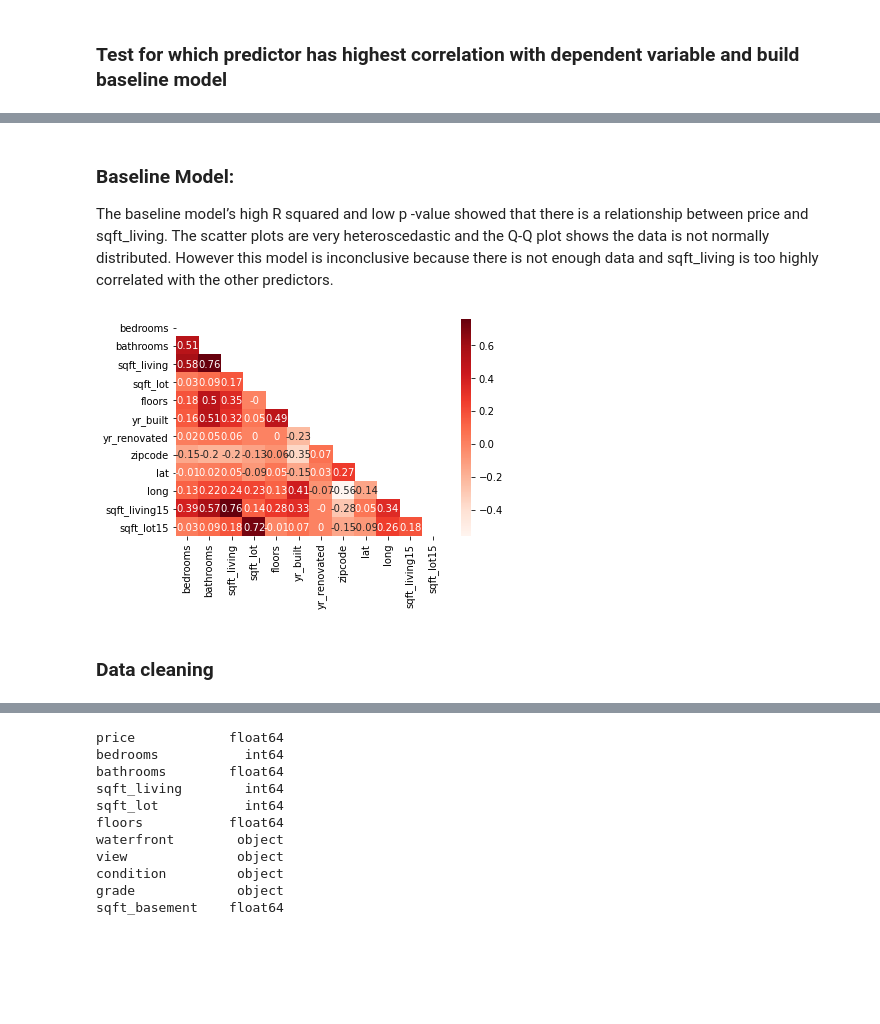
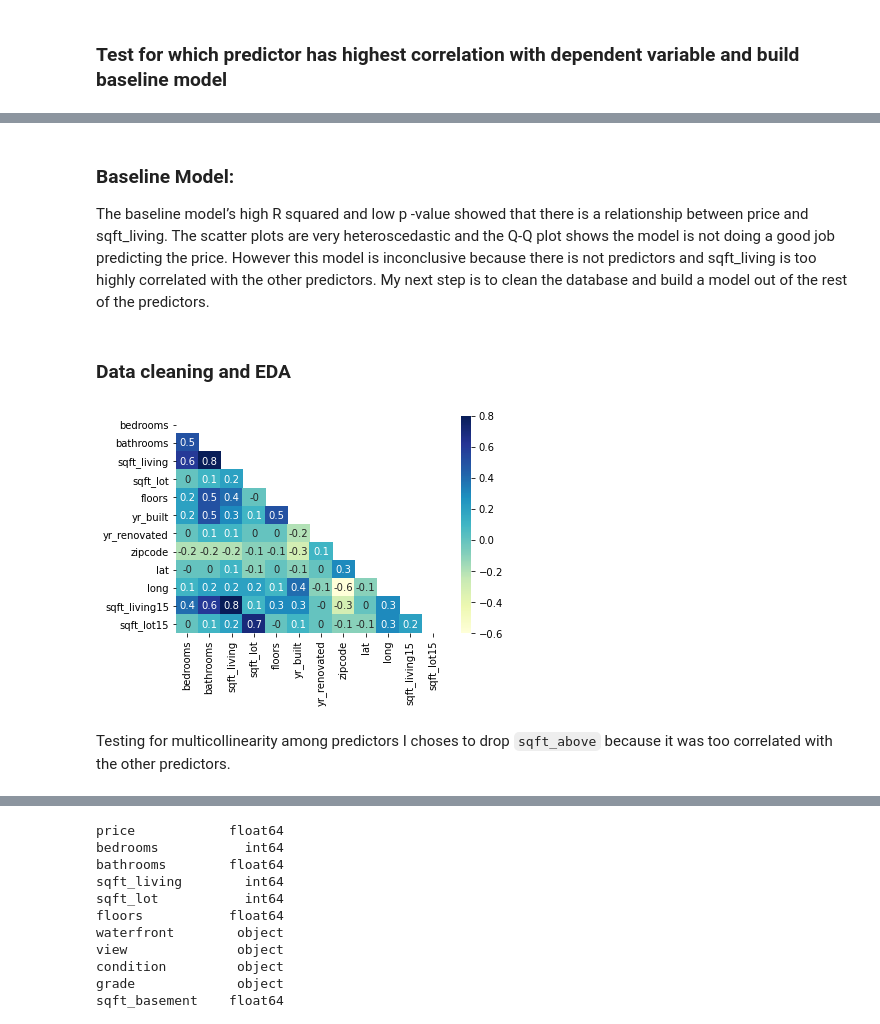
Before and after one commit to learn-co-curriculum/dsc-phase-2-project-v2-3, a Jupyter notebook: student.ipynb, the cells around one changed output, grey strips where cells are left out. Drawn from its saved outputs; the diff is of its cells as text; code cells hidden in the pictures; blank space fills up the shorter version.

```diff
--- a/student.ipynb
+++ b/student.ipynb
@@ -138,14 +109,12 @@ sm.graphics.plot_regress_exog(baselinemodel, 'sqft_living', fig=plt.figure(figsi
 # %% [markdown]
 ### Baseline Model:
-The baseline model’s high R squared and low p -value showed that there is a relationship between price and sqft_living. The scatter plots are very heteroscedastic and the Q-Q plot shows the data is not normally distributed. However this model is inconclusive because there is not enough data and sqft_living is too highly correlated with the other predictors.
+The baseline model’s high R squared and low p -value showed that there is a relationship between price and sqft_living. The scatter plots are very heteroscedastic and the Q-Q plot shows the model is not doing a good job predicting the price. However this model is inconclusive because there is not predictors and sqft_living is too highly correlated with the other predictors. My next step is to clean the database and build a model out of the rest of the predictors.
+# %% [markdown]
+### Data cleaning and EDA
 # %%
-# test for multicollinearity drop correlated predictors
-# drop 'sqft_above' because too correlated with other predictors
-corr = kc_house_data.drop(['price','sqft_above'],axis=1).corr().round(2)
+corr = kc_house_data.drop(['price','sqft_above'],axis=1).corr().round(1)
 mask = np.zeros_like(corr)
 mask[np.triu_indices_from(mask)]=True
-sns.heatmap(corr,annot=True,cmap='Reds',mask=mask);
+sns.heatmap(corr,annot=True,cmap="YlGnBu",mask=mask);
 # %% [output]
-[figure, old version]
+[figure, new version]
-# %% [markdown]
-### Data cleaning
@@ -154,2 +121,4 @@ kc_house_data['date'] = pd.to_datetime(kc_house_data['date'])
+# %% [markdown]
+Testing for multicollinearity among predictors I choses to drop `sqft_above` because it was too correlated with the other predictors.
 # %%
 kc_house_data.drop(['lat', 'long', 'yr_renovated', 'date', 'sqft_above'], axis=1, inplace=True)
```
Also changed, not shown: parts of 65 cells of this notebook, 2 other files.
